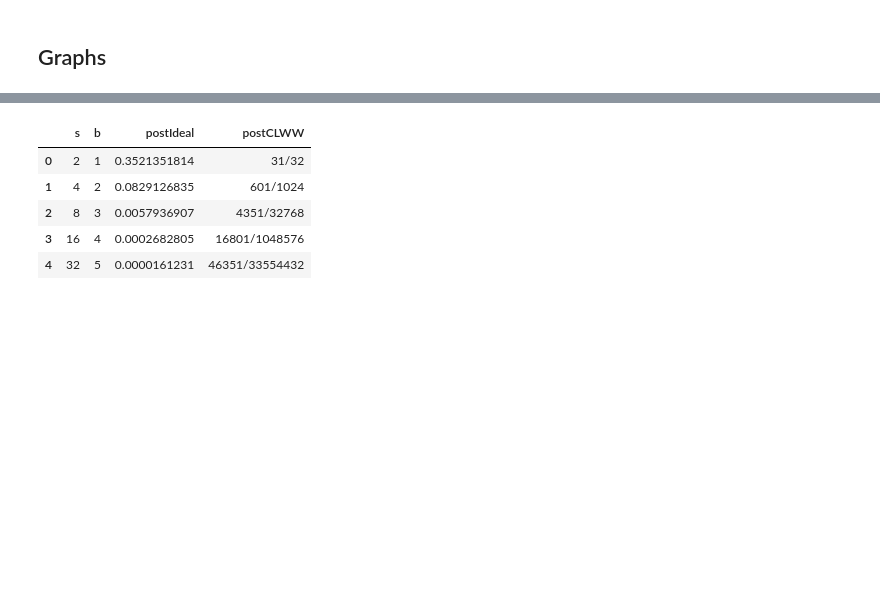
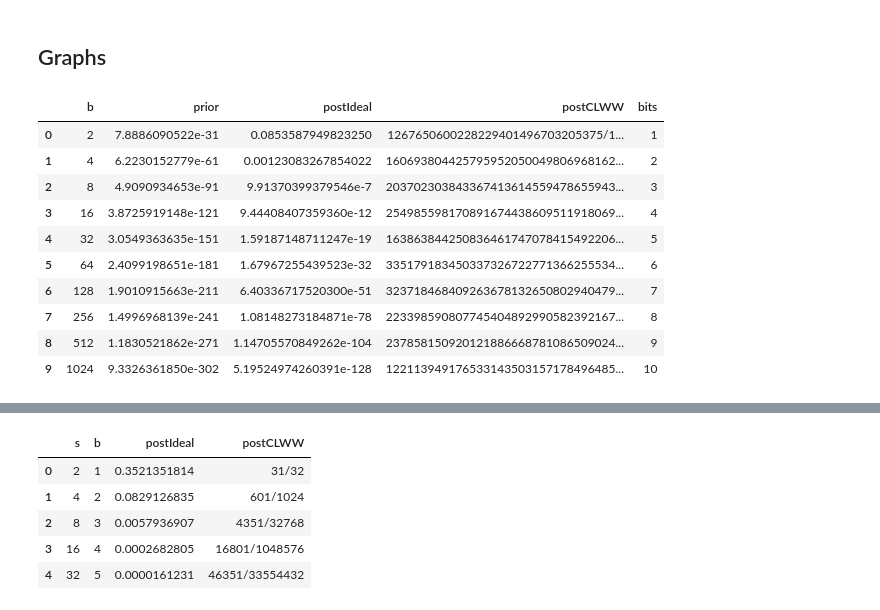
Before and after one commit to majk12/ore, a Jupyter notebook: Bucket.ipynb, the cells around one changed output, grey strips where cells are left out. Cells and saved outputs as stored; diff of their text form; code cells hidden in the pictures; blank space fills up the shorter version.

```diff
--- a/Bucket.ipynb
+++ b/Bucket.ipynb
@@ -80,3 +103,26 @@ rc_fonts = {
     "font.family": "sans-serif",#"font.sans-serif": "computer modern",
     }
 mpl.rcParams.update(rc_fonts)
+# %%
+def df_bucket(n, k, M): #M is df matrix
+    b_list = [2, 4, 8, 16, 32, 64, 128, 256, 512, 1024]
+    bit_list = [1, 2, 3, 4, 5, 6, 7, 8, 9, 10]
+    prior_list = []
+    postIdeal_list = []
+    postCLWW_list = []
+    for b in b_list:
+        prior = pow(1/b, n)
+        prior_list.append(prior)
+        clww = uni_ore_clww_bayes(n, b, M)  # we plug b in for k for clww bayes
+        postCLWW_list.append(clww)
+        ideal = cat4(n, k, b)
+        postIdeal_list.append(ideal)
+    df = pd.DataFrame(
+        {'b':b_list,
+         'bits': bit_list,
+         'prior':prior_list,
+         'postIdeal':postIdeal_list,
+         'postCLWW': postCLWW_list,
+        }
+    )
+    return df
@@ -82,0 +135,14 @@ mpl.rcParams.update(rc_fonts)
+# %%
+df_buck
+# %% [output]
+|  | b | prior | postIdeal | postCLWW | bits |
+| 0 | 2 | 7.8886090522e-31 | 0.0853587949823250 | 1267650600228229401496703205375/1... | 1 |
+| 1 | 4 | 6.2230152779e-61 | 0.00123083267854022 | 160693804425795952050049806968162... | 2 |
+| 2 | 8 | 4.9090934653e-91 | 9.91370399379546e-7 | 203702303843367413614559478655943... | 3 |
+| 3 | 16 | 3.8725919148e-121 | 9.44408407359360e-12 | 254985598170891674438609511918069... | 4 |
+| 4 | 32 | 3.0549363635e-151 | 1.59187148711247e-19 | 163863844250836461747078415492206... | 5 |
+| 5 | 64 | 2.4099198651e-181 | 1.67967255439523e-32 | 335179183450337326722771366255534... | 6 |
+| 6 | 128 | 1.9010915663e-211 | 6.40336717520300e-51 | 323718468409263678132650802940479... | 7 |
+| 7 | 256 | 1.4996968139e-241 | 1.08148273184871e-78 | 223398590807745404892990582392167... | 8 |
+| 8 | 512 | 1.1830521862e-271 | 1.14705570849262e-104 | 237858150920121886668781086509024... | 9 |
+| 9 | 1024 | 9.3326361850e-302 | 5.19524974260391e-128 | 122113949176533143503157178496485... | 10 |
```
Also changed, not shown: parts of 24 cells of this notebook.
